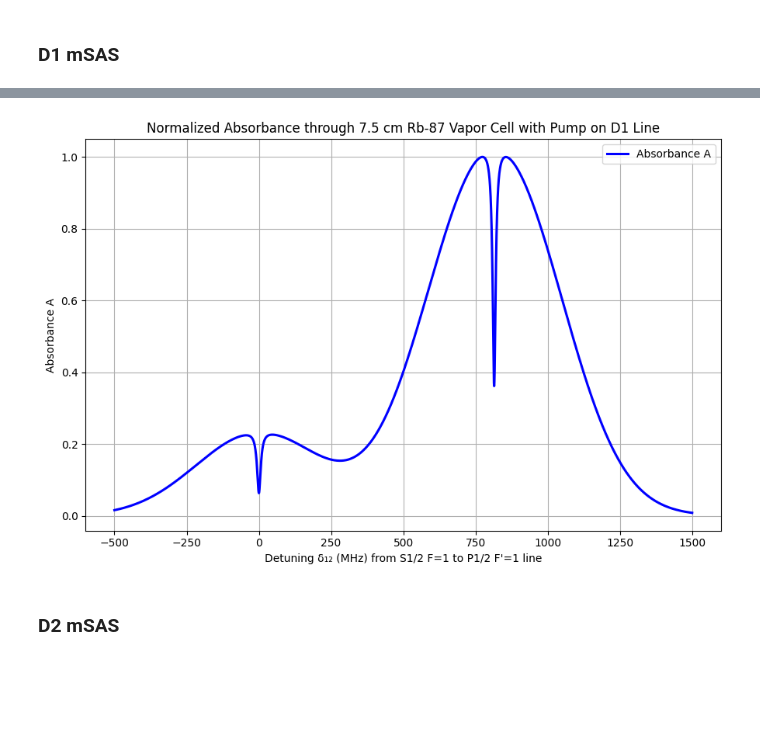
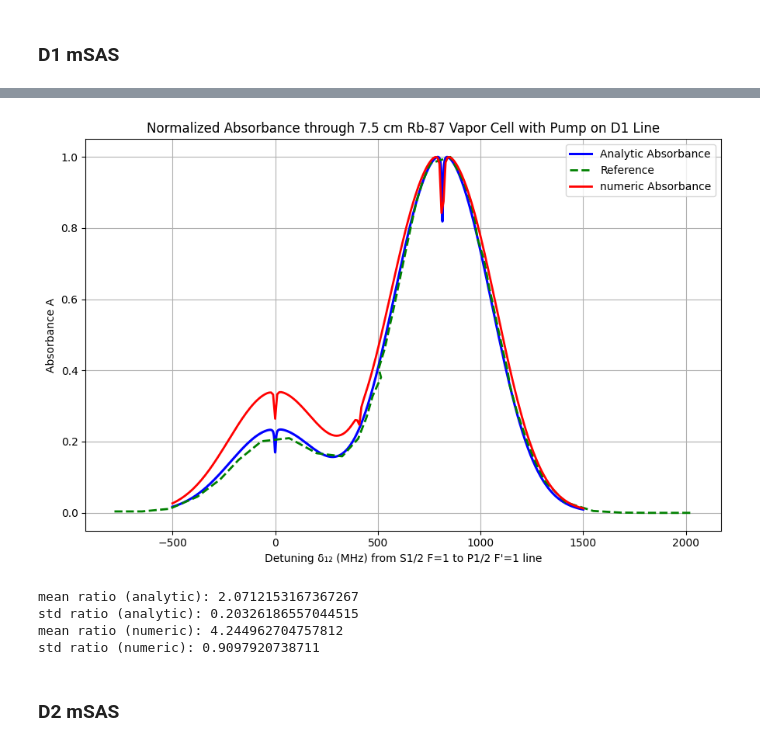
Before and after one commit to JonathanSugijanto/Bi-SAS-for-Optical-Clock, a Jupyter notebook: analytic.ipynb, the cells around one changed output, grey strips where cells are left out. Saved outputs shown, nothing was run; the diff lists cells and outputs as text; code cells hidden in the pictures; blank space fills up the shorter version.

```diff
--- a/analytic.ipynb
+++ b/analytic.ipynb
@@ -128,7 +132,7 @@ m_Rb87 = 86.909180527 * amu
 
 
 # Rb vapor number density (low-pressure) (assumed)
-T = 273.15 + 25 # K
+T = 273.15 + 27 # K
 if(T < 273.15 + 39.31): # is solid
     log10_P_Torr = -94.04826 -1961.258 / T - 0.03771687 * T + 42.57526 * np.log10(T)
 else:
@@ -418,8 +422,8 @@ lorentz_centers = [(transitions[0]['f0']-zero_f) * 1e-6, (transitions[1]['f0']-z
 n = len(lorentz_centers)
 
 guess_lorentzians = []
-for c in lorentz_centers:
-    guess_lorentzians += [-0.4, c, 30]   # [A, x0, gamma]
+for i in lorentz_centers:
+    guess_lorentzians += [-0.4, i, 30]   # [A, x0, gamma]
 
 p0 = []
 for g in guess_gaussians:
@@ -681,8 +685,9 @@ plt.show()
 # Saturation and pump intensities
 I_psat_D11 = I_sat_D11 * (1+Gamma_tr_D1/(Gamma_D11+Gamma_D11_d))/(1+Gamma_D11_d/(2*Gamma_tr_D1))
 I_psat_D12 = I_sat_D12 * (1+Gamma_tr_D1/(Gamma_D12+Gamma_D12_d))/(1+Gamma_D12_d/(2*Gamma_tr_D1))
-# I_pu_D1 = I_psat_D11  # set equal I_sat_D11
-I_pu_D1 = 1.3 * 10 # mW/cm^2
+I_pu_D1 = I_psat_D11  # set equal I_sat_D11
+# I_pu_D1 = 1.3 * 10 # mW/cm^2
+# I_pu_D1 = 0
 print(f"I_pu_D1 = {I_pu_D1/10:.2f} mW/cm^2 I_psat_D11 = {I_psat_D11/10:.2f} mW/cm^2")
 
 I_psat_D20 = I_sat_D20 * (1+Gamma_tr_D2/(Gamma_D20+Gamma_D20_d))/(1+Gamma_D20_d/(2*Gamma_tr_D2))
@@ -825,20 +960,46 @@ plt.show()
 # %%
 # Absorbance calculation
 L_cell = 75e-3  # 75 mm
 A_total = 1-np.exp(-alpha_total * L_cell)
 A_total = A_total / np.max(A_total)  # normalize to max 1 for visualization
 plt.figure(figsize=(9,6))
-plt.plot(delta_MHz, A_total, 'b', linewidth=2.2, label="Absorbance A")
+plt.plot(delta_MHz, A_total, 'b', linewidth=2.2, label="Analytic Absorbance")
+plt.plot(delta_ref_aligned, (1-T_ref)/np.max(1-T_ref),
+         'g--', linewidth=2.0, label="Reference")
+# plt.plot(delta_MHz, ratio)
+
+filename = "mSAS_alpha_output_psat.txt"
+
+data = np.loadtxt(filename, skiprows=1)   # skip header line
+
+delta_array_MHz = data[:, 0]
+alpha_array = data[:, 1]
+A_numeric = 1 - np.exp(-alpha_array * L_cell)
+plt.plot(delta_array_MHz, A_numeric/np.max(A_numeric), 'r', linewidth=2.0, label="numeric Absorbance")
 plt.xlabel(r"Detuning δ₁₂ (MHz) from S1/2 F=1 to P1/2 F'=1 line")
 plt.ylabel(r'Absorbance A')
 plt.title(f'Normalized Absorbance through {L_cell*100:.1f} cm Rb-87 Vapor Cell with Pump on D1 Line')
 # plt.ylim(0, 1.05)
 plt.legend()
 plt.grid(True)
 plt.tight_layout()
 plt.show()
+
+A_ref = np.interp(delta_MHz, delta_ref_aligned, (1-T_ref))
+A_total = 1-np.exp(-alpha_total * L_cell)
+A_numeric = np.interp(delta_MHz, delta_array_MHz, A_numeric)
+ratio_ana = A_total/A_ref
+ratio_num = A_numeric/A_ref
+print("mean ratio (analytic):", np.mean(ratio_ana))
+print("std ratio (analytic):", np.std(ratio_ana))
+print("mean ratio (numeric):", np.mean(ratio_num))
+print("std ratio (numeric):", np.std(ratio_num))
 # %% [output]
-[figure, old version]
+[figure, new version]
+mean ratio (analytic): 2.0712153167367267
+std ratio (analytic): 0.20326186557044515
+mean ratio (numeric): 4.244962704757812
+std ratio (numeric): 0.9097920738711
 # %% [markdown]
 ### D2 mSAS
 # %%
```
Also changed, not shown: parts of 19 cells of this notebook, 4 other files.
